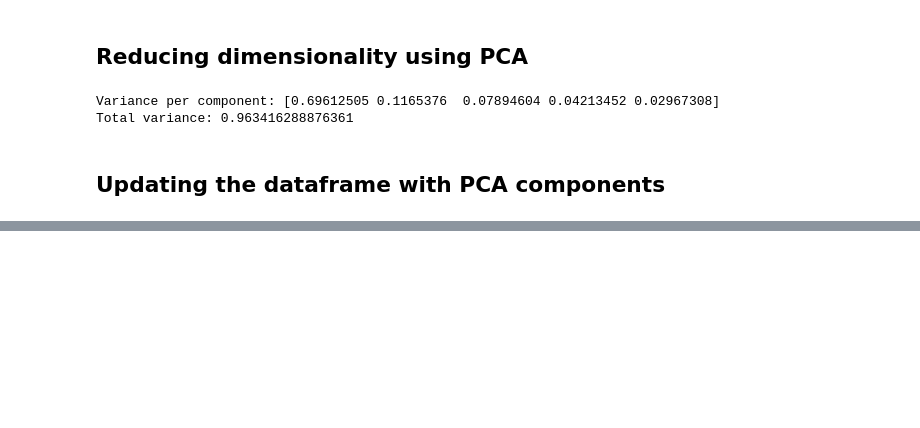
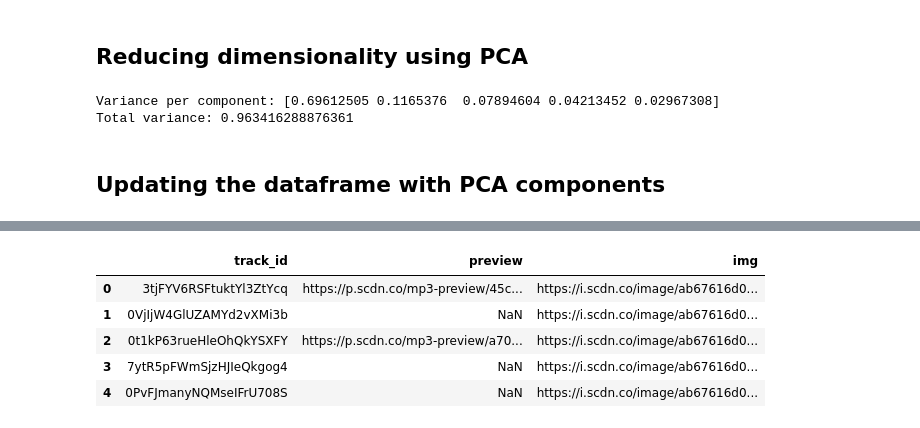
Before and after one commit to Rishant-gupta/Music_recommendation_system, a Jupyter notebook: ml_backend/main.ipynb, the cells around one changed output, grey strips where cells are left out. Drawn from its saved outputs; the diff is of its cells as text; code cells hidden in the pictures; blank space fills up the shorter version.

```diff
--- a/ml_backend/main.ipynb
+++ b/ml_backend/main.ipynb
@@ -249,0 +261,16 @@ music.to_csv("music_processed.csv", index=False)
+# %%
+df1.drop_duplicates(subset='spotify_id',keep='first',inplace=True)
+df1.duplicated(subset=['img', 'preview']).sum()
+df1.drop_duplicates(subset=['img', 'preview'], keep='first', inplace=True)
+# %%
+df1['track_id'] = df1['spotify_id']
+columns_to_add = ['track_id', 'preview', 'img']
+df_subset = df1[columns_to_add]
+df_subset.head()
+# %% [output]
+|  | track_id | preview | img |
+| 0 | 3tjFYV6RSFtuktYl3ZtYcq | https://p.scdn.co/mp3-preview/45c... | https://i.scdn.co/image/ab67616d0... |
+| 1 | 0VjIjW4GlUZAMYd2vXMi3b | NaN | https://i.scdn.co/image/ab67616d0... |
+| 2 | 0t1kP63rueHleOhQkYSXFY | https://p.scdn.co/mp3-preview/a70... | https://i.scdn.co/image/ab67616d0... |
+| 3 | 7ytR5pFWmSjzHJIeQkgog4 | NaN | https://i.scdn.co/image/ab67616d0... |
+| 4 | 0PvFJmanyNQMseIFrU708S | NaN | https://i.scdn.co/image/ab67616d0... |
```
Also changed, not shown: parts of 12 cells of this notebook, 5 other files.
